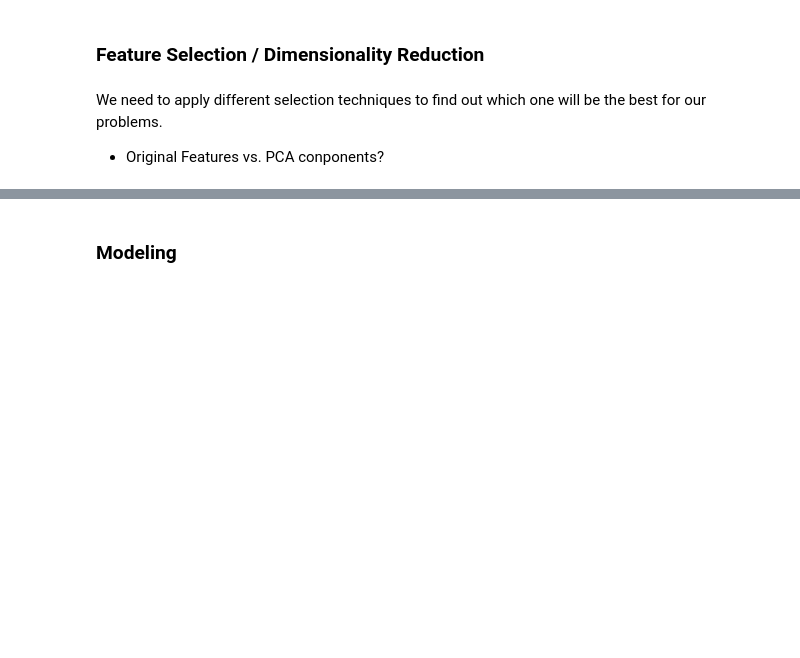
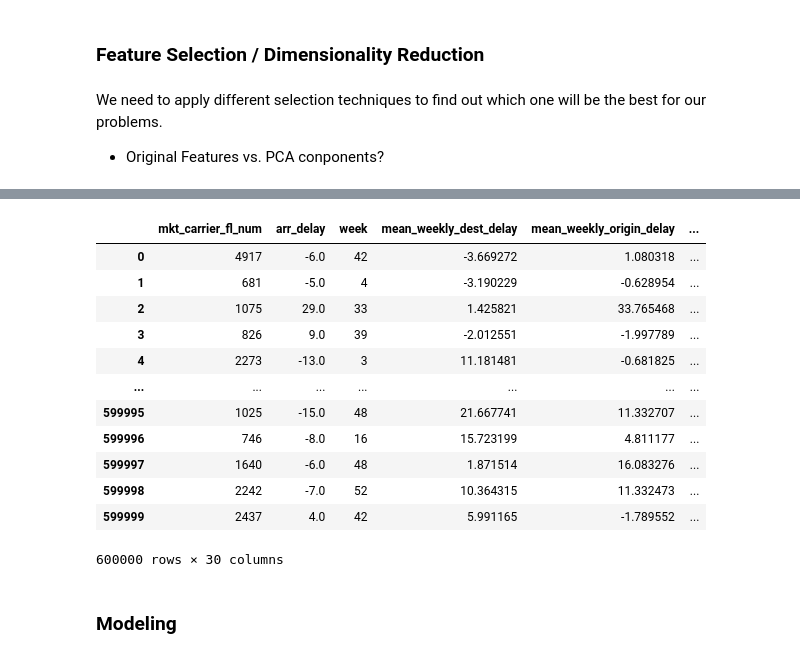
Before and after one commit to albina-m/LHL-Midterm-Flights, a Jupyter notebook: Albina-modeling.ipynb, the cells around one changed output, grey strips where cells are left out. Saved outputs shown, nothing was run; the diff lists cells and outputs as text; code cells hidden in the pictures; blank space fills up the shorter version.

```diff
--- a/Albina-modeling.ipynb
+++ b/Albina-modeling.ipynb
@@ -349,0 +403,2 @@ We need to apply different selection techniques to find out which one will be th
+# %%
+training_df = pd.read_csv('/content/drive/MyDrive/Feat_engineered_training_data_new.csv')
@@ -349,0 +414,2 @@ We need to apply different selection techniques to find out which one will be th
+# %%
+training_df['mkt_carrier_delay'] = training_df.groupby(['mkt_carrier_fl_num'])['arr_delay'].transform(np.mean)
@@ -350,3 +418,21 @@ We need to apply different selection techniques to find out which one will be th
+# %%
+training_df_clear = training_df.drop(['carrier_delay',	'weather_delay',	'nas_delay',	'security_delay',	'late_aircraft_delay'], axis = 1).head(600000)
+# %%
+training_df_clear
+# %% [output]
+|  | mkt_carrier_fl_num | arr_delay | week | mean_weekly_dest_delay | mean_weekly_origin_delay | ... |
+| 0 | 4917 | -6.0 | 42 | -3.669272 | 1.080318 | ... |
+| 1 | 681 | -5.0 | 4 | -3.190229 | -0.628954 | ... |
+| 2 | 1075 | 29.0 | 33 | 1.425821 | 33.765468 | ... |
+| 3 | 826 | 9.0 | 39 | -2.012551 | -1.997789 | ... |
+| 4 | 2273 | -13.0 | 3 | 11.181481 | -0.681825 | ... |
+| ... | ... | ... | ... | ... | ... | ... |
+| 599995 | 1025 | -15.0 | 48 | 21.667741 | 11.332707 | ... |
+| 599996 | 746 | -8.0 | 16 | 15.723199 | 4.811177 | ... |
+| 599997 | 1640 | -6.0 | 48 | 1.871514 | 16.083276 | ... |
+| 599998 | 2242 | -7.0 | 52 | 10.364315 | 11.332473 | ... |
+| 599999 | 2437 | 4.0 | 42 | 5.991165 | -1.789552 | ... |
+600000 rows × 30 columns
 # %% [markdown]
 ### Modeling
 # %% [markdown]
```
Also changed, not shown: parts of 50 cells of this notebook.
